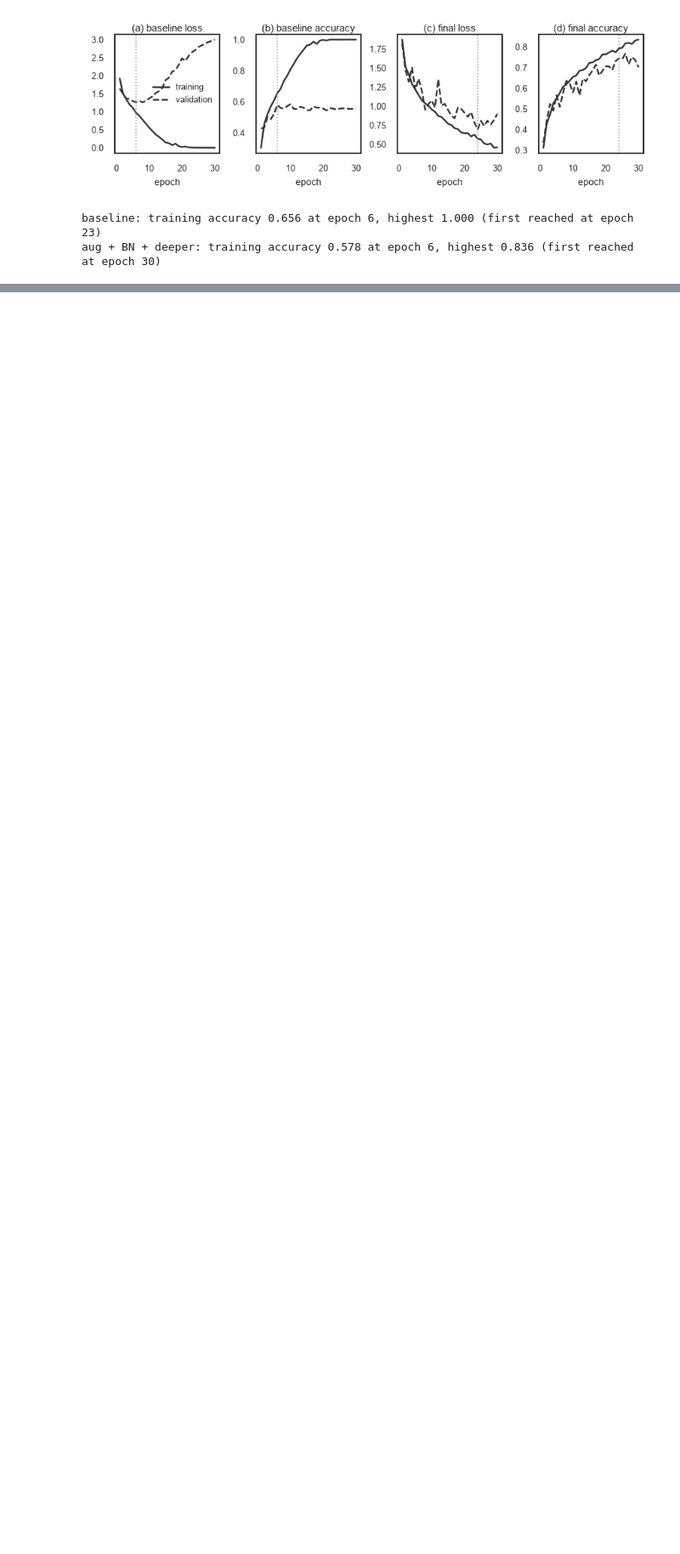
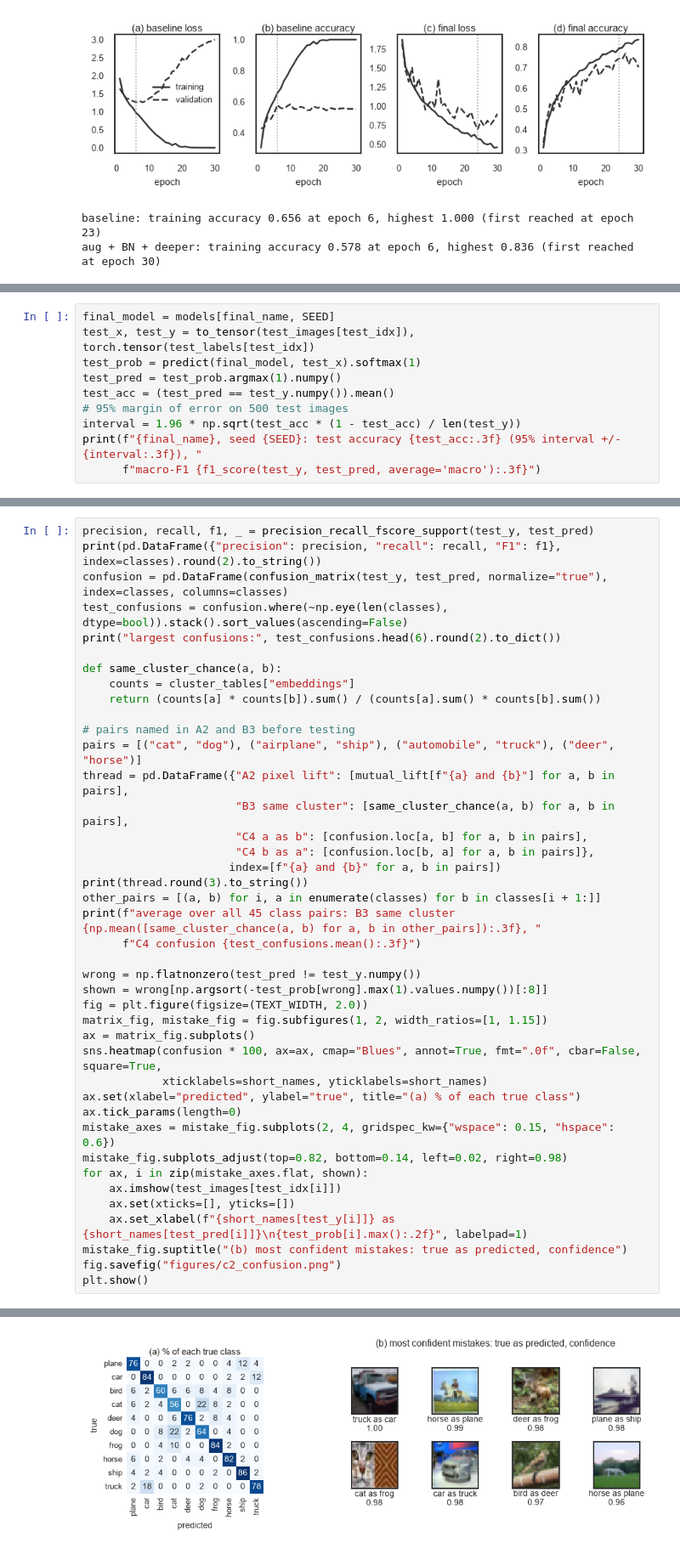
Before and after one commit to AmanSK28/cifar10-explore-cluster-classify, a Jupyter notebook: cifar10.ipynb, the cells around one changed output, grey strips where cells are left out. Shown at 85% size. Saved outputs shown, nothing was run; the diff lists cells and outputs as text; blank space fills up the shorter version.

Commit message:
Run final model on test set

```diff
--- a/cifar10.ipynb
+++ b/cifar10.ipynb
@@ -772,0 +776,10 @@ aug + BN + deeper: training accuracy 0.578 at epoch 6, highest 0.836 (first reac
+# %%
+final_model = models[final_name, SEED]
+test_x, test_y = to_tensor(test_images[test_idx]), torch.tensor(test_labels[test_idx])
+test_prob = predict(final_model, test_x).softmax(1)
+test_pred = test_prob.argmax(1).numpy()
+test_acc = (test_pred == test_y.numpy()).mean()
+# 95% margin of error on 500 test images
+interval = 1.96 * np.sqrt(test_acc * (1 - test_acc) / len(test_y))
+print(f"{final_name}, seed {SEED}: test accuracy {test_acc:.3f} (95% interval +/- {interval:.3f}), "
+      f"macro-F1 {f1_score(test_y, test_pred, average='macro'):.3f}")
@@ -772,0 +791,42 @@ aug + BN + deeper: training accuracy 0.578 at epoch 6, highest 0.836 (first reac
+# %%
+precision, recall, f1, _ = precision_recall_fscore_support(test_y, test_pred)
+print(pd.DataFrame({"precision": precision, "recall": recall, "F1": f1}, index=classes).round(2).to_string())
+confusion = pd.DataFrame(confusion_matrix(test_y, test_pred, normalize="true"), index=classes, columns=classes)
+test_confusions = confusion.where(~np.eye(len(classes), dtype=bool)).stack().sort_values(ascending=False)
+print("largest confusions:", test_confusions.head(6).round(2).to_dict())
+
+def same_cluster_chance(a, b):
+    counts = cluster_tables["embeddings"]
+    return (counts[a] * counts[b]).sum() / (counts[a].sum() * counts[b].sum())
+
+# pairs named in A2 and B3 before testing
+pairs = [("cat", "dog"), ("airplane", "ship"), ("automobile", "truck"), ("deer", "horse")]
+thread = pd.DataFrame({"A2 pixel lift": [mutual_lift[f"{a} and {b}"] for a, b in pairs],
+                       "B3 same cluster": [same_cluster_chance(a, b) for a, b in pairs],
+                       "C4 a as b": [confusion.loc[a, b] for a, b in pairs],
+                       "C4 b as a": [confusion.loc[b, a] for a, b in pairs]},
+                      index=[f"{a} and {b}" for a, b in pairs])
+print(thread.round(3).to_string())
+other_pairs = [(a, b) for i, a in enumerate(classes) for b in classes[i + 1:]]
+print(f"average over all 45 class pairs: B3 same cluster {np.mean([same_cluster_chance(a, b) for a, b in other_pairs]):.3f}, "
+      f"C4 confusion {test_confusions.mean():.3f}")
+
+wrong = np.flatnonzero(test_pred != test_y.numpy())
+shown = wrong[np.argsort(-test_prob[wrong].max(1).values.numpy())[:8]]
+fig = plt.figure(figsize=(TEXT_WIDTH, 2.0))
+matrix_fig, mistake_fig = fig.subfigures(1, 2, width_ratios=[1, 1.15])
+ax = matrix_fig.subplots()
+sns.heatmap(confusion * 100, ax=ax, cmap="Blues", annot=True, fmt=".0f", cbar=False, square=True,
+            xticklabels=short_names, yticklabels=short_names)
+ax.set(xlabel="predicted", ylabel="true", title="(a) % of each true class")
+ax.tick_params(length=0)
+mistake_axes = mistake_fig.subplots(2, 4, gridspec_kw={"wspace": 0.15, "hspace": 0.6})
+mistake_fig.subplots_adjust(top=0.82, bottom=0.14, left=0.02, right=0.98)
+for ax, i in zip(mistake_axes.flat, shown):
+    ax.imshow(test_images[test_idx[i]])
+    ax.set(xticks=[], yticks=[])
+    ax.set_xlabel(f"{short_names[test_y[i]]} as {short_names[test_pred[i]]}\n{test_prob[i].max():.2f}", labelpad=1)
+mistake_fig.suptitle("(b) most confident mistakes: true as predicted, confidence")
+fig.savefig("figures/c2_confusion.png")
+plt.show()
+# %% [output]
@@ -772,0 +851 @@ aug + BN + deeper: training accuracy 0.578 at epoch 6, highest 0.836 (first reac
+[figure, added]
```
Also changed, not shown: parts of 5 cells of this notebook, 2 other files.
